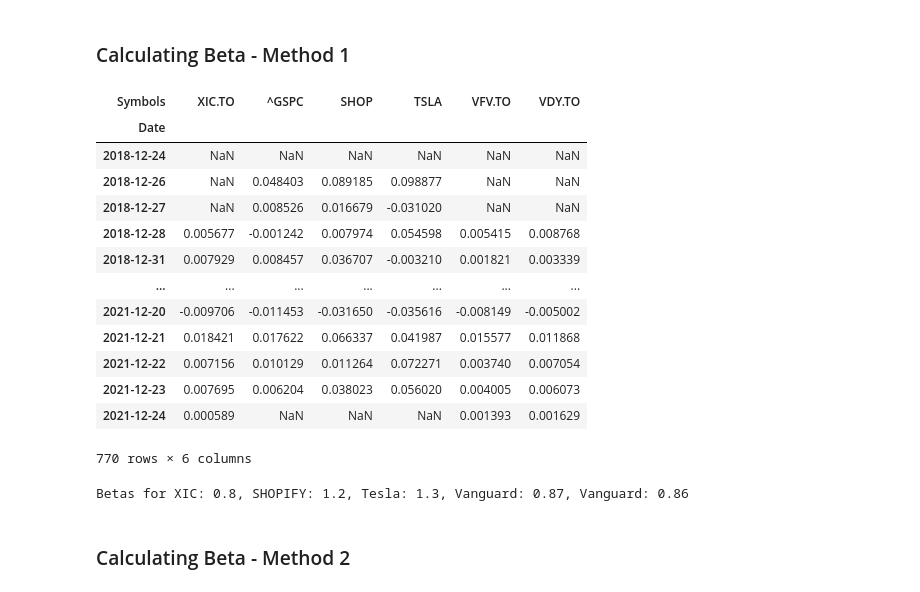
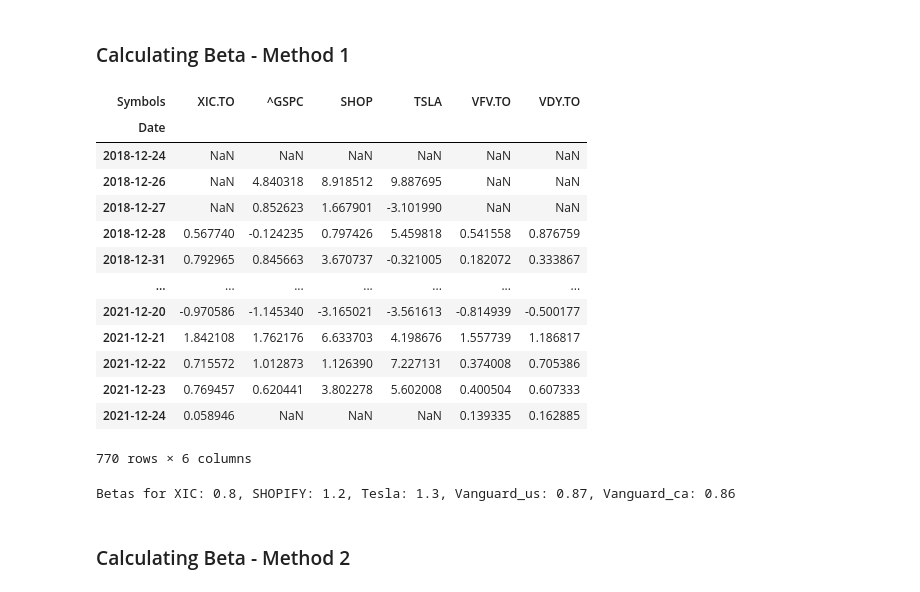
Before and after one commit to LarsTinnefeld/financial-analysis, a Jupyter notebook: transactions.ipynb, the cells around one changed output. Saved outputs shown, nothing was run; the diff lists cells and outputs as text; code cells hidden in the pictures.

```diff
--- a/transactions.ipynb
+++ b/transactions.ipynb
@@ -61,22 +61,22 @@ df_stocks
 ### Calculating Beta - Method 1
 # %%
 # Generating dataframe with returns
-df_returns = np.log(df_stocks / df_stocks.shift())
+df_returns = np.log(df_stocks / df_stocks.shift()) *100
 df_returns
 # %% [output]
 | Symbols | XIC.TO | ^GSPC | SHOP | TSLA | VFV.TO | VDY.TO |
 | Date |  |  |  |  |  |  |
 | 2018-12-24 | NaN | NaN | NaN | NaN | NaN | NaN |
-| 2018-12-26 | NaN | 0.048403 | 0.089185 | 0.098877 | NaN | NaN |
-| 2018-12-27 | NaN | 0.008526 | 0.016679 | -0.031020 | NaN | NaN |
-| 2018-12-28 | 0.005677 | -0.001242 | 0.007974 | 0.054598 | 0.005415 | 0.008768 |
-| 2018-12-31 | 0.007929 | 0.008457 | 0.036707 | -0.003210 | 0.001821 | 0.003339 |
+| 2018-12-26 | NaN | 4.840318 | 8.918512 | 9.887695 | NaN | NaN |
+| 2018-12-27 | NaN | 0.852623 | 1.667901 | -3.101990 | NaN | NaN |
+| 2018-12-28 | 0.567740 | -0.124235 | 0.797426 | 5.459818 | 0.541558 | 0.876759 |
+| 2018-12-31 | 0.792965 | 0.845663 | 3.670737 | -0.321005 | 0.182072 | 0.333867 |
 | ... | ... | ... | ... | ... | ... | ... |
-| 2021-12-20 | -0.009706 | -0.011453 | -0.031650 | -0.035616 | -0.008149 | -0.005002 |
-| 2021-12-21 | 0.018421 | 0.017622 | 0.066337 | 0.041987 | 0.015577 | 0.011868 |
-| 2021-12-22 | 0.007156 | 0.010129 | 0.011264 | 0.072271 | 0.003740 | 0.007054 |
-| 2021-12-23 | 0.007695 | 0.006204 | 0.038023 | 0.056020 | 0.004005 | 0.006073 |
-| 2021-12-24 | 0.000589 | NaN | NaN | NaN | 0.001393 | 0.001629 |
+| 2021-12-20 | -0.970586 | -1.145340 | -3.165021 | -3.561613 | -0.814939 | -0.500177 |
+| 2021-12-21 | 1.842108 | 1.762176 | 6.633703 | 4.198676 | 1.557739 | 1.186817 |
+| 2021-12-22 | 0.715572 | 1.012873 | 1.126390 | 7.227131 | 0.374008 | 0.705386 |
+| 2021-12-23 | 0.769457 | 0.620441 | 3.802278 | 5.602008 | 0.400504 | 0.607333 |
+| 2021-12-24 | 0.058946 | NaN | NaN | NaN | 0.139335 | 0.162885 |
 770 rows × 6 columns
 # %%
 cov = df_returns.cov()
@@ -87,9 +87,9 @@ beta_tsla = cov.loc['TSLA', '^GSPC'] / var
 beta_vfv = cov.loc['VFV.TO', '^GSPC'] / var
 beta_vdy = cov.loc['VDY.TO', '^GSPC'] / var
 # %%
-print('Betas for XIC: {:1.2}, SHOPIFY: {:1.2}, Tesla: {:1.2}, Vanguard: {:1.2}, Vanguard: {:1.2}'.format(beta_xic, beta_shop, beta_tsla, beta_vfv, beta_vdy))
+print('Betas for XIC: {:1.2}, SHOPIFY: {:1.2}, Tesla: {:1.2}, Vanguard_us: {:1.2}, Vanguard_ca: {:1.2}'.format(beta_xic, beta_shop, beta_tsla, beta_vfv, beta_vdy))
 # %% [output]
-Betas for XIC: 0.8, SHOPIFY: 1.2, Tesla: 1.3, Vanguard: 0.87, Vanguard: 0.86
+Betas for XIC: 0.8, SHOPIFY: 1.2, Tesla: 1.3, Vanguard_us: 0.87, Vanguard_ca: 0.86
 # %% [markdown]
 ### Calculating Beta - Method 2
 # %%
```
Also changed, not shown: parts of 12 cells of this notebook.
